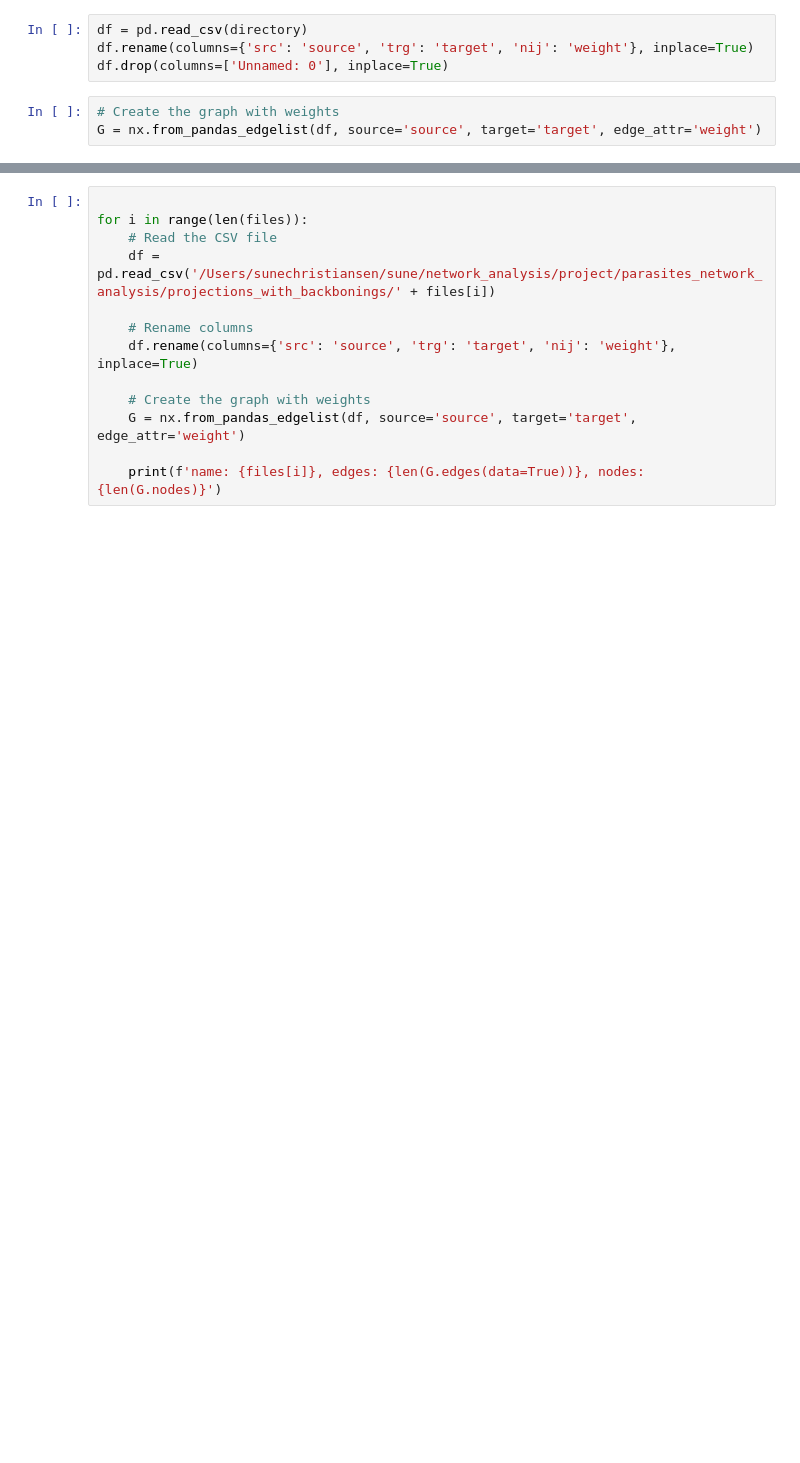
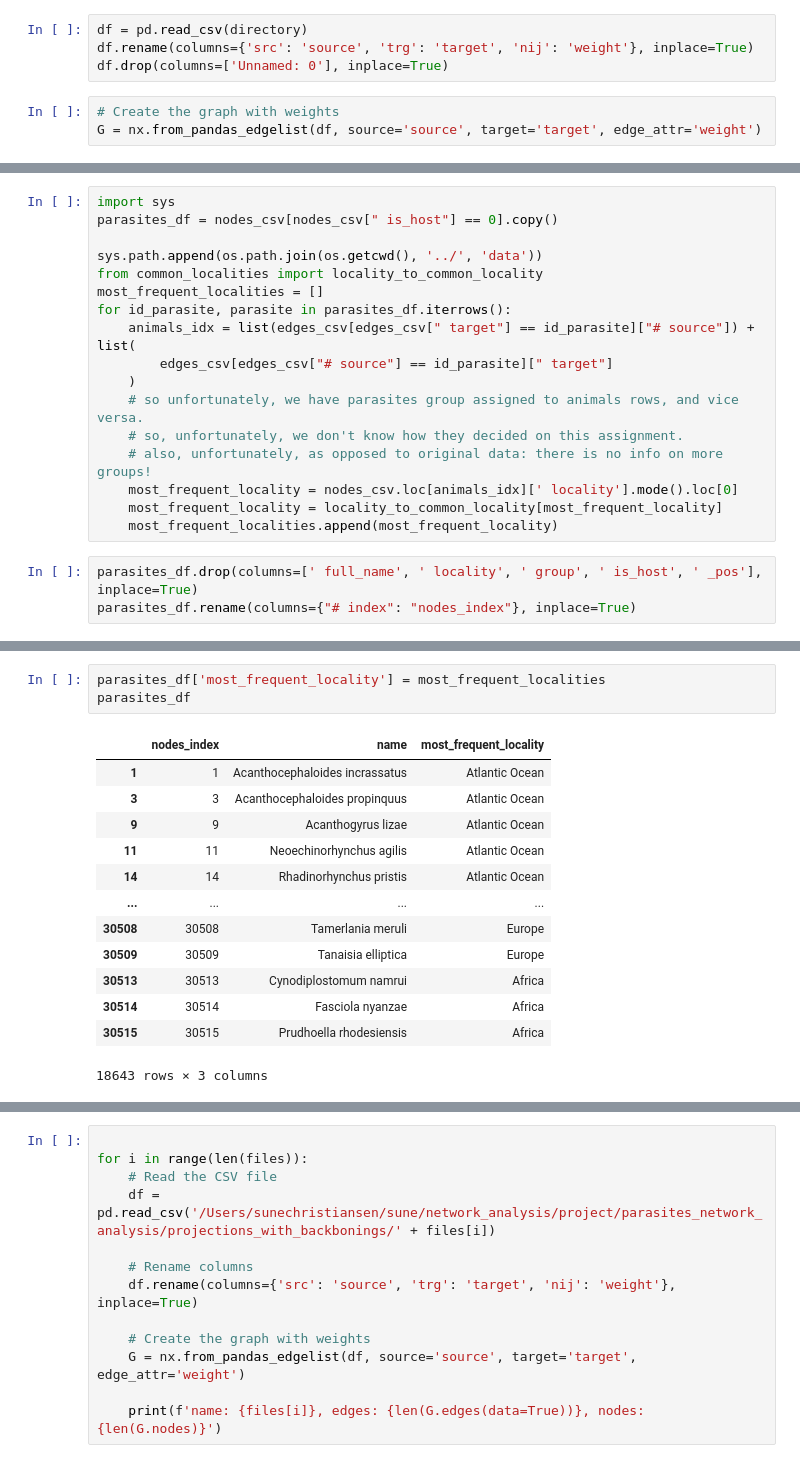
Before and after one commit to ikradnegyhusz/parasites_network_analysis, a Jupyter notebook: notebooks/0.01-skc-projection_test.ipynb, the cells around one changed output, grey strips where cells are left out. Saved outputs shown, nothing was run; the diff lists cells and outputs as text; blank space fills up the shorter version.

```diff
--- a/notebooks/0.01-skc-projection_test.ipynb
+++ b/notebooks/0.01-skc-projection_test.ipynb
@@ -19,0 +47,20 @@ G = nx.from_pandas_edgelist(df, source='source', target='target', edge_attr='wei
+# %%
+import sys
+parasites_df = nodes_csv[nodes_csv[" is_host"] == 0].copy()
+
+sys.path.append(os.path.join(os.getcwd(), '../', 'data'))
+from common_localities import locality_to_common_locality
+most_frequent_localities = []
+for id_parasite, parasite in parasites_df.iterrows():
+    animals_idx = list(edges_csv[edges_csv[" target"] == id_parasite]["# source"]) + list(
+        edges_csv[edges_csv["# source"] == id_parasite][" target"]
+    )
+    # so unfortunately, we have parasites group assigned to animals rows, and vice versa.
+    # so, unfortunately, we don't know how they decided on this assignment.
+    # also, unfortunately, as opposed to original data: there is no info on more groups!
+    most_frequent_locality = nodes_csv.loc[animals_idx][' locality'].mode().loc[0]
+    most_frequent_locality = locality_to_common_locality[most_frequent_locality]
+    most_frequent_localities.append(most_frequent_locality)
+# %%
+parasites_df.drop(columns=[' full_name', ' locality', ' group', ' is_host', ' _pos'], inplace=True)
+parasites_df.rename(columns={"# index": "nodes_index"}, inplace=True)
@@ -19,0 +76,17 @@ G = nx.from_pandas_edgelist(df, source='source', target='target', edge_attr='wei
+# %%
+parasites_df['most_frequent_locality'] = most_frequent_localities
+parasites_df
+# %% [output]
+|  | nodes_index | name | most_frequent_locality |
+| 1 | 1 | Acanthocephaloides incrassatus | Atlantic Ocean |
+| 3 | 3 | Acanthocephaloides propinquus | Atlantic Ocean |
+| 9 | 9 | Acanthogyrus lizae | Atlantic Ocean |
+| 11 | 11 | Neoechinorhynchus agilis | Atlantic Ocean |
+| 14 | 14 | Rhadinorhynchus pristis | Atlantic Ocean |
+| ... | ... | ... | ... |
+| 30508 | 30508 | Tamerlania meruli | Europe |
+| 30509 | 30509 | Tanaisia elliptica | Europe |
+| 30513 | 30513 | Cynodiplostomum namrui | Africa |
+| 30514 | 30514 | Fasciola nyanzae | Africa |
+| 30515 | 30515 | Prudhoella rhodesiensis | Africa |
+18643 rows × 3 columns
```
Also changed, not shown: parts of 23 cells of this notebook.
